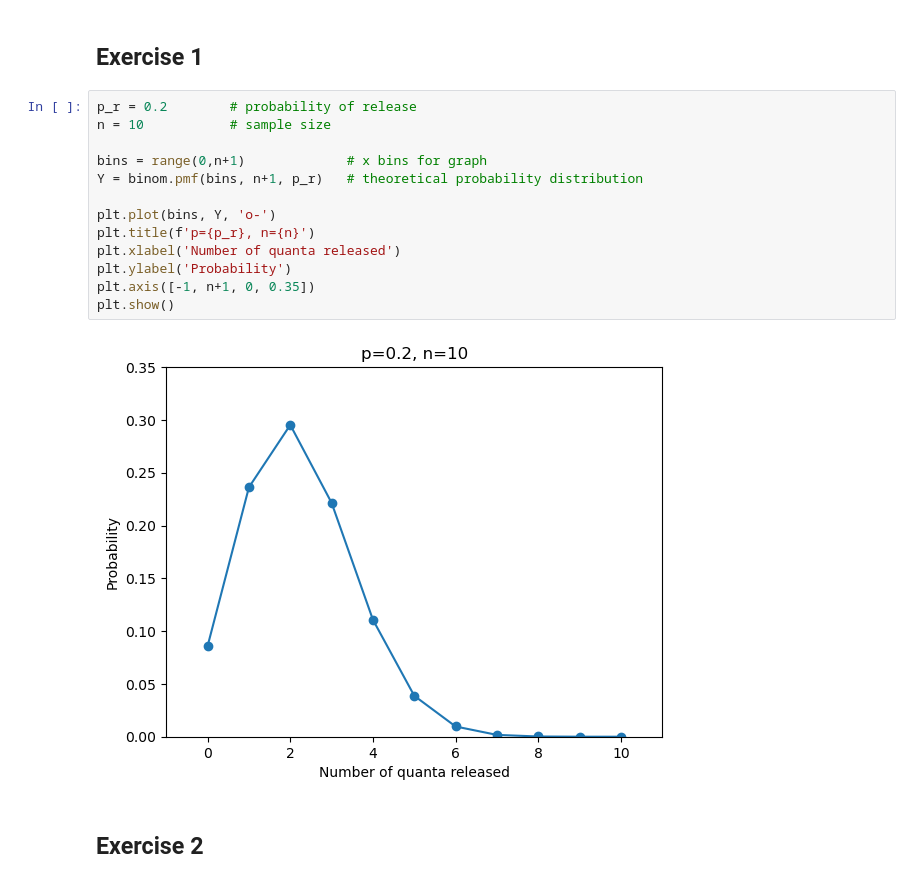
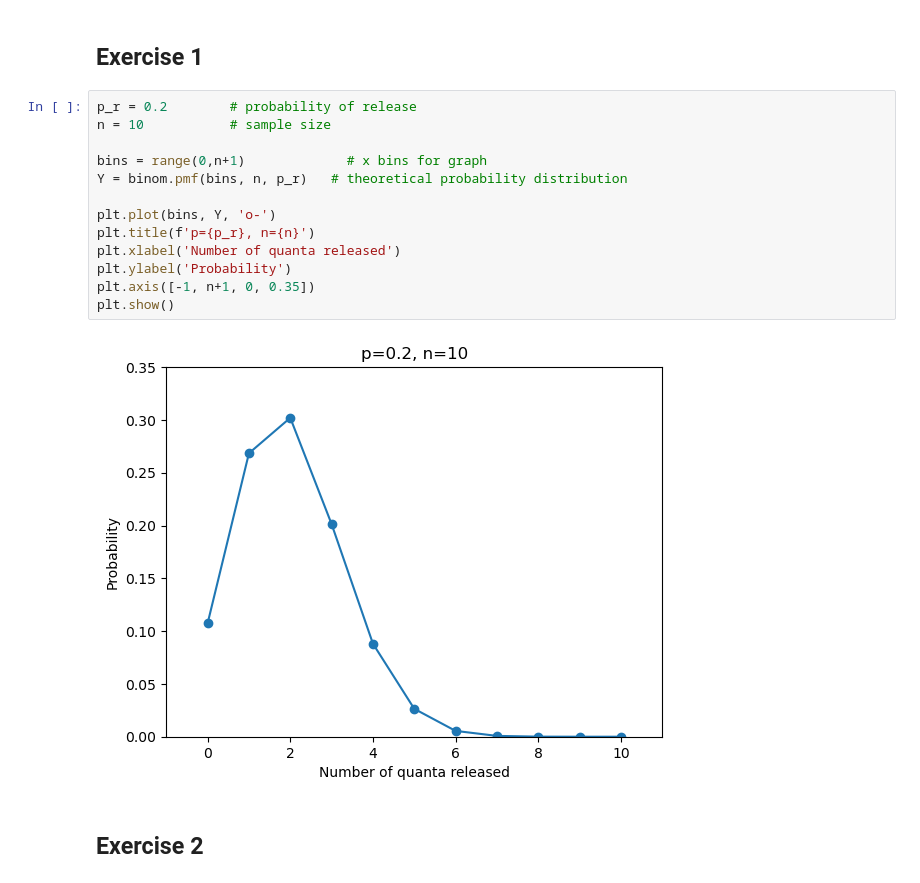
Before and after one commit to lhastings19/NGG6050, a Jupyter notebook: Quantal Release.ipynb, the cells around one changed output. Saved outputs shown, nothing was run; the diff lists cells and outputs as text.

```diff
--- a/Quantal Release.ipynb
+++ b/Quantal Release.ipynb
@@ -20,18 +20,18 @@ from numpy import matlib
 # %%
 p_r = 0.2        # probability of release
 n = 10           # sample size
 
 bins = range(0,n+1)             # x bins for graph
-Y = binom.pmf(bins, n+1, p_r)   # theoretical probability distribution
+Y = binom.pmf(bins, n, p_r)   # theoretical probability distribution
 
 plt.plot(bins, Y, 'o-')
 plt.title(f'p={p_r}, n={n}')
 plt.xlabel('Number of quanta released')
 plt.ylabel('Probability')
 plt.axis([-1, n+1, 0, 0.35])
 plt.show()
 # %% [output]
-[figure, old version]
+[figure, new version]
 # %% [markdown]
 ## Exercise 2
 # %%
```
Also changed, not shown: parts of 1 cell of this notebook.
